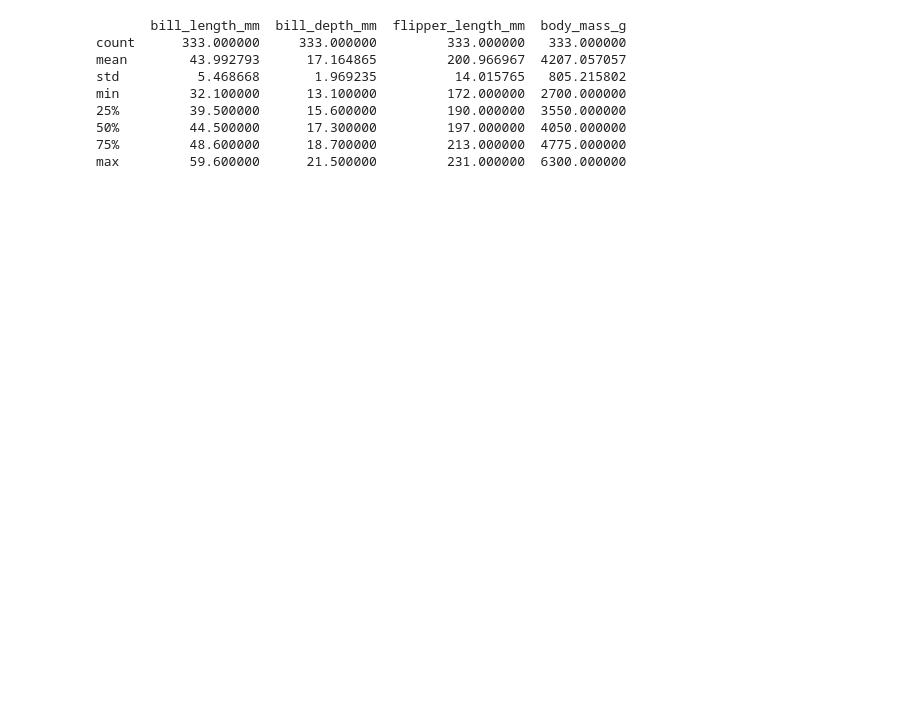
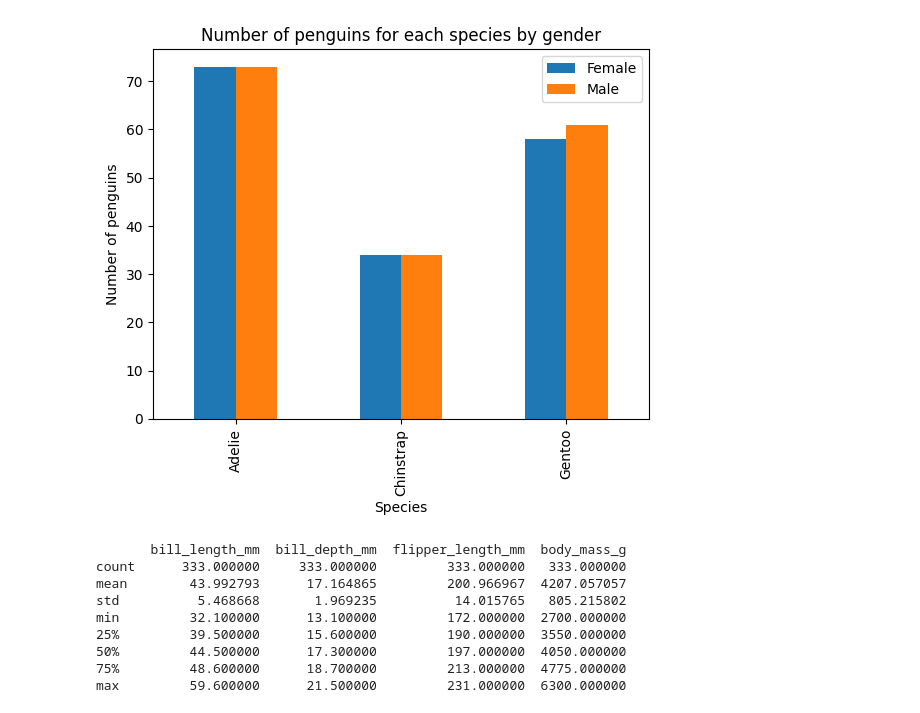
Before and after one commit to Jokoisme/penguins-classification, a Jupyter notebook: notebooks/02_EDA.ipynb, the cells around one changed output. Drawn from its saved outputs; the diff is of its cells as text; code cells hidden in the pictures; blank space fills up the shorter version.

```diff
--- a/notebooks/02_EDA.ipynb
+++ b/notebooks/02_EDA.ipynb
@@ -6,6 +6,20 @@ import matplotlib.pyplot as plt
 # Change to processed data
 outputPath = "https://raw.githubusercontent.com/Jokoisme/penguins-classification/main/data/processed/penguins_processed.csv"
 data = pd.read_csv(outputPath)
+# %%
+# Get species per gender count
+sex_column = data['sex']
+data.groupby(["species", sex_column]).size().unstack(level=1).plot(kind='bar')
+plt.xlabel("Species")
+plt.ylabel("Number of penguins")
+plt.title("Number of penguins for each species by gender")
+plt.legend()
+plt.show()
+
+#figPath = "results/figures/speciesCount.png"
+#plt.savefig(figPath)
+# %% [output]
+[figure, added]
 # %%
 # Basic statistics
 print(data.describe())
```
Also changed, not shown: parts of 2 cells of this notebook.
